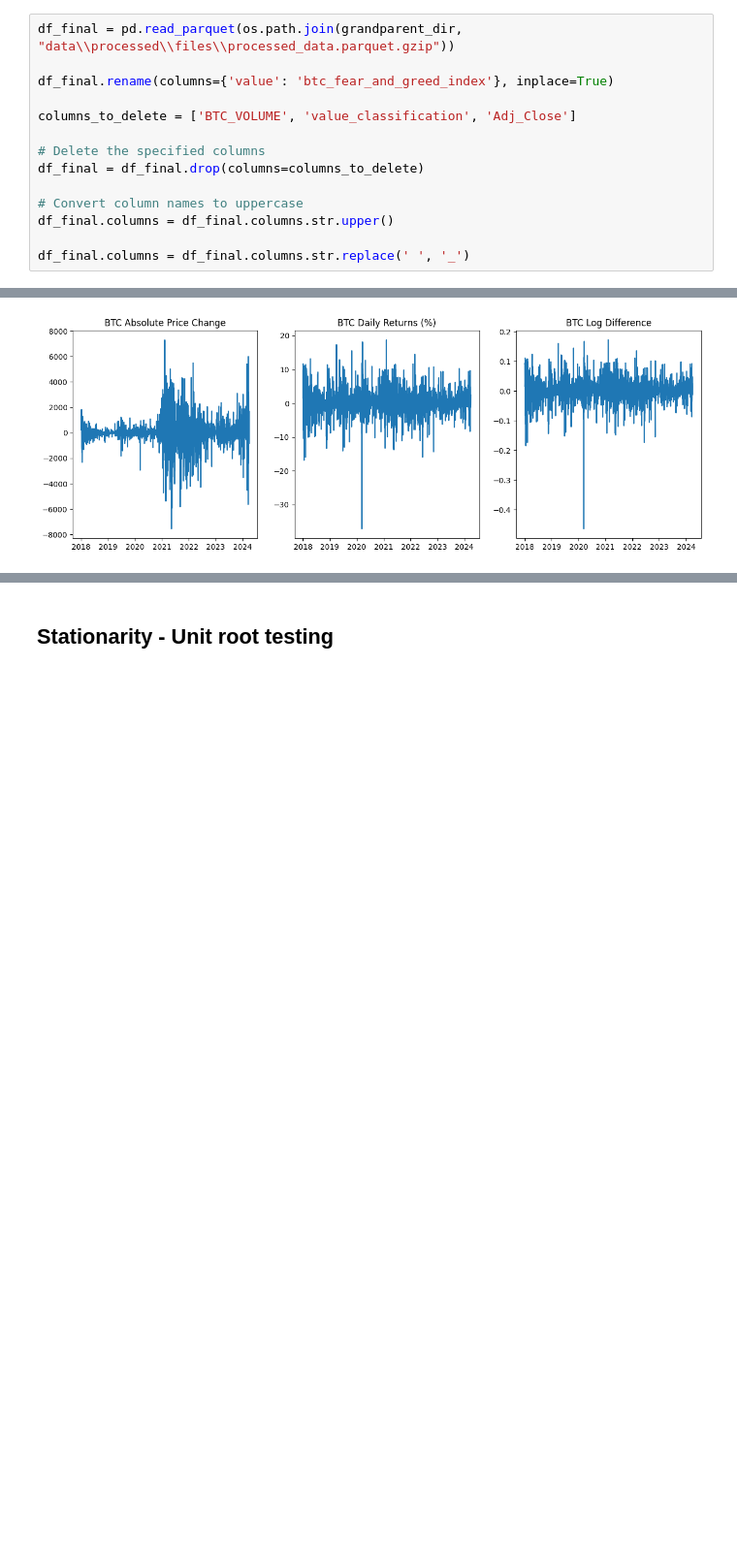
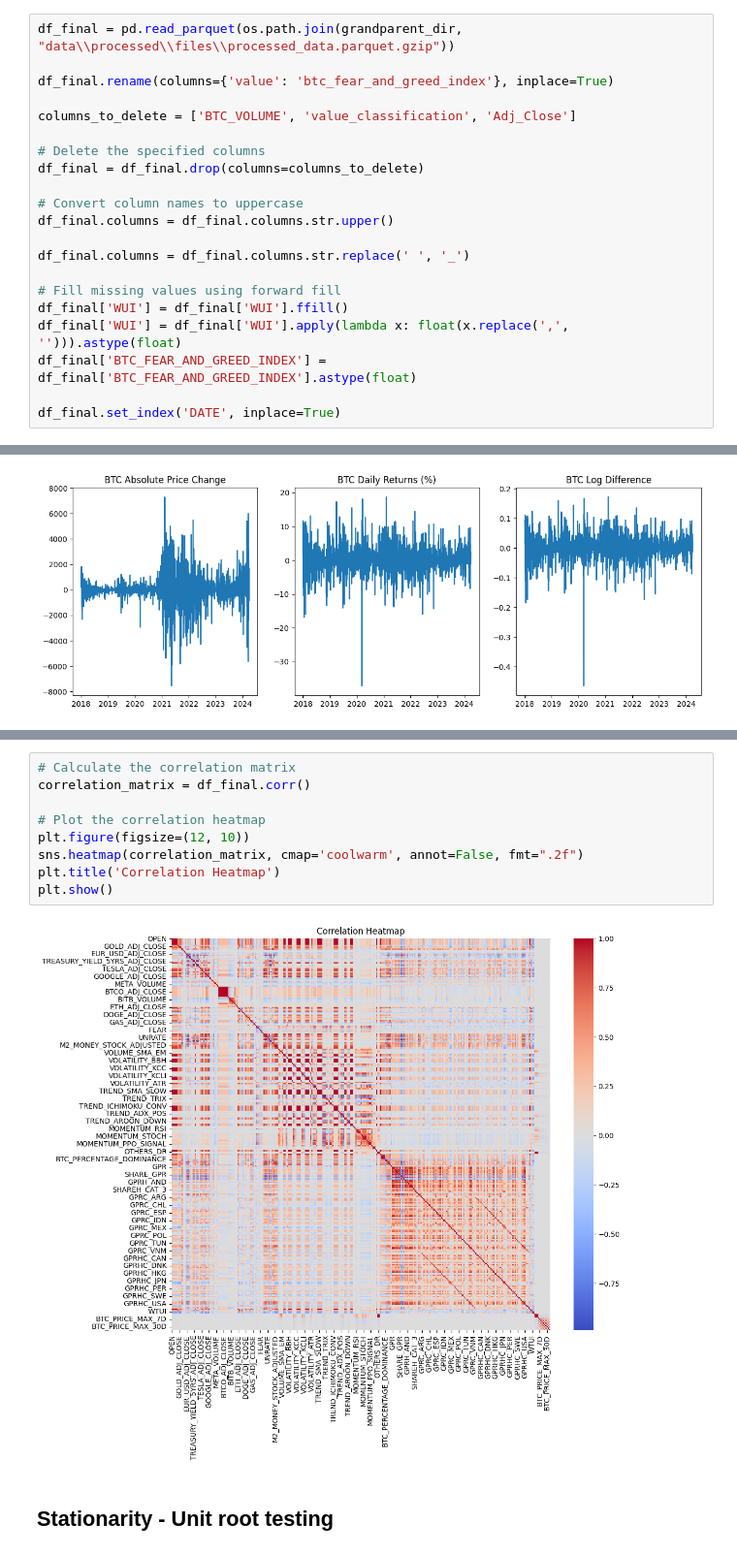
Before and after one commit to StamKavid/FinAgent, a Jupyter notebook: data/processed/notebooks/final_dataset_stationarity.ipynb, the cells around one changed output, grey strips where cells are left out. Shown at 97% size. Drawn from its saved outputs; the diff is of its cells as text; blank space fills up the shorter version.

```diff
--- a/data/processed/notebooks/final_dataset_stationarity.ipynb
+++ b/data/processed/notebooks/final_dataset_stationarity.ipynb
@@ -48,3 +64,10 @@ df_final = df_final.drop(columns=columns_to_delete)
 df_final.columns = df_final.columns.str.upper()
 
 df_final.columns = df_final.columns.str.replace(' ', '_')
+
+# Fill missing values using forward fill
+df_final['WUI'] = df_final['WUI'].ffill()
+df_final['WUI'] = df_final['WUI'].apply(lambda x: float(x.replace(',', ''))).astype(float)
+df_final['BTC_FEAR_AND_GREED_INDEX'] = df_final['BTC_FEAR_AND_GREED_INDEX'].astype(float)
+
+df_final.set_index('DATE', inplace=True)
@@ -66,2 +129,13 @@ plt.show()
+# %%
+# Calculate the correlation matrix
+correlation_matrix = df_final.corr()
+
+# Plot the correlation heatmap
+plt.figure(figsize=(12, 10))
+sns.heatmap(correlation_matrix, cmap='coolwarm', annot=False, fmt=".2f")
+plt.title('Correlation Heatmap')
+plt.show()
+# %% [output]
+[figure, added]
 # %% [markdown]
 ## Stationarity - Unit root testing
```
Also changed, not shown: parts of 32 cells of this notebook.
